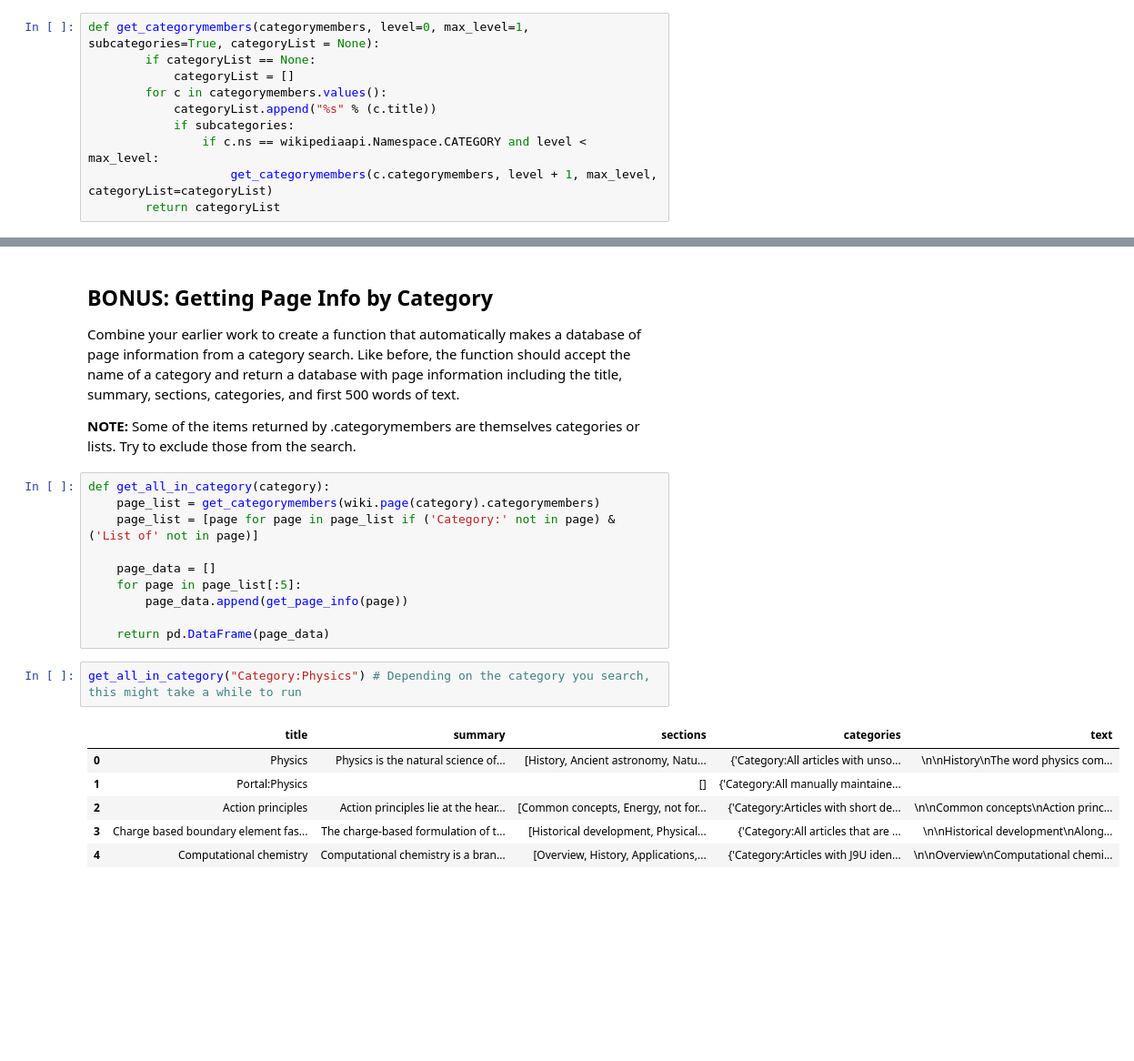
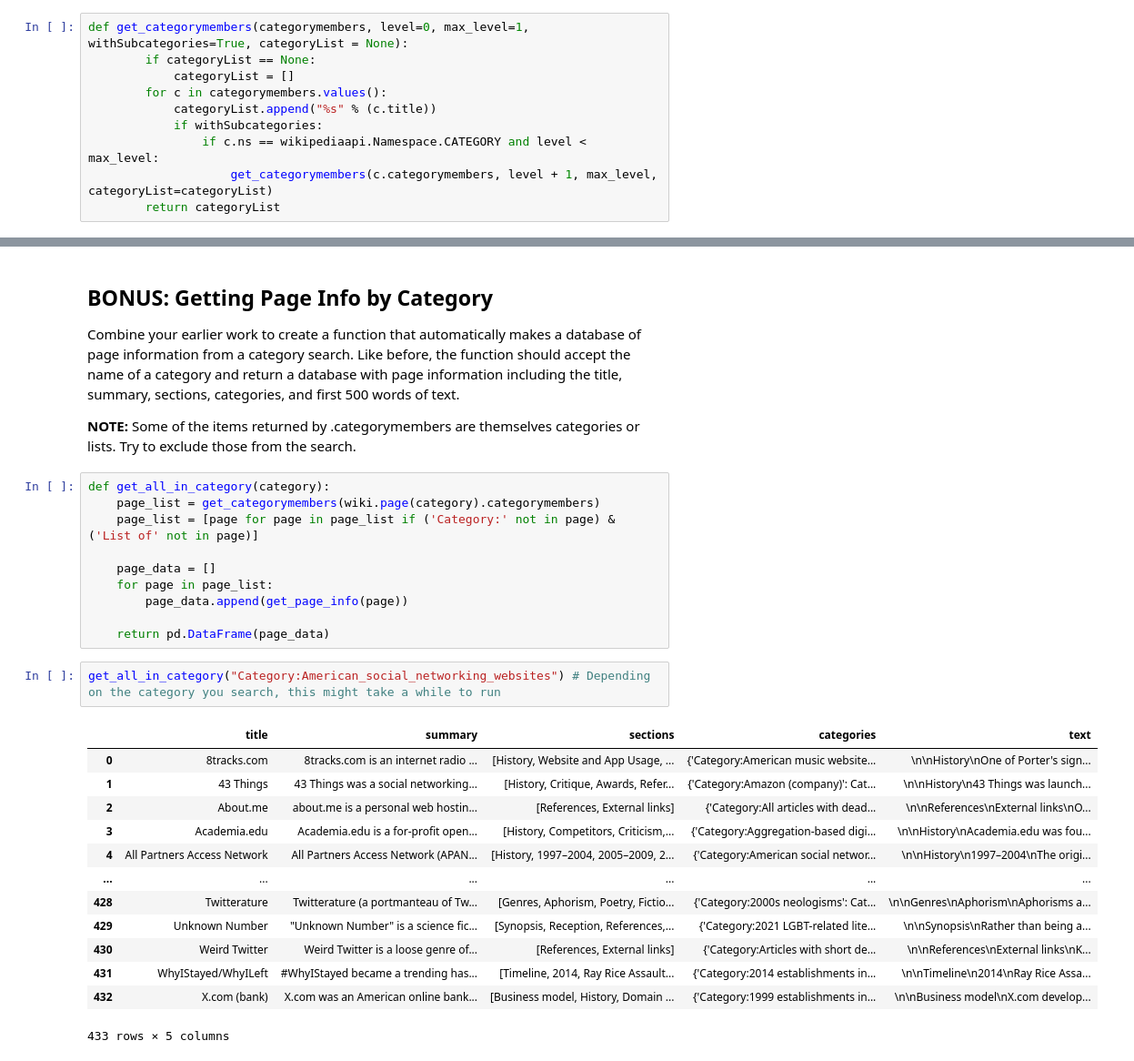
Before and after one commit to hoda-ayad/info492-ta, a Jupyter notebook: wikipedia-lab-sol.ipynb, the cells around one changed output, grey strips where cells are left out. Shown at 91% size. Saved outputs shown, nothing was run; the diff lists cells and outputs as text; blank space fills up the shorter version.

```diff
--- a/wikipedia-lab-sol.ipynb
+++ b/wikipedia-lab-sol.ipynb
@@ -119,10 +155,10 @@ This result is difficult to read. Using the documentation or adapting your earli
 # %%
-def get_categorymembers(categorymembers, level=0, max_level=1, subcategories=True, categoryList = None):
+def get_categorymembers(categorymembers, level=0, max_level=1, withSubcategories=True, categoryList = None):
         if categoryList == None:
             categoryList = []
         for c in categorymembers.values():
             categoryList.append("%s" % (c.title))
-            if subcategories:
+            if withSubcategories:
                 if c.ns == wikipediaapi.Namespace.CATEGORY and level < max_level:
                     get_categorymembers(c.categorymembers, level + 1, max_level, categoryList=categoryList)
         return categoryList
@@ -160,16 +196,23 @@ def get_all_in_category(category):
     page_list = [page for page in page_list if ('Category:' not in page) & ('List of' not in page)]
 
     page_data = []
-    for page in page_list[:5]:
+    for page in page_list:
         page_data.append(get_page_info(page))
 
     return pd.DataFrame(page_data)
 # %%
-get_all_in_category("Category:Physics") # Depending on the category you search, this might take a while to run
+get_all_in_category("Category:American_social_networking_websites") # Depending on the category you search, this might take a while to run
 # %% [output]
 |  | title | summary | sections | categories | text |
-| 0 | Physics | Physics is the natural science of... | [History, Ancient astronomy, Natu... | {'Category:All articles with unso... | \n\nHistory\nThe word physics com... |
-| 1 | Portal:Physics |  | [] | {'Category:All manually maintaine... |  |
-| 2 | Action principles | Action principles lie at the hear... | [Common concepts, Energy, not for... | {'Category:Articles with short de... | \n\nCommon concepts\nAction princ... |
-| 3 | Charge based boundary element fas... | The charge-based formulation of t... | [Historical development, Physical... | {'Category:All articles that are ... | \n\nHistorical development\nAlong... |
-| 4 | Computational chemistry | Computational chemistry is a bran... | [Overview, History, Applications,... | {'Category:Articles with J9U iden... | \n\nOverview\nComputational chemi... |
+| 0 | 8tracks.com | 8tracks.com is an internet radio ... | [History, Website and App Usage, ... | {'Category:American music website... | \n\nHistory\nOne of Porter's sign... |
+| 1 | 43 Things | 43 Things was a social networking... | [History, Critique, Awards, Refer... | {'Category:Amazon (company)': Cat... | \n\nHistory\n43 Things was launch... |
+| 2 | About.me | about.me is a personal web hostin... | [References, External links] | {'Category:All articles with dead... | \n\nReferences\nExternal links\nO... |
+| 3 | Academia.edu | Academia.edu is a for-profit open... | [History, Competitors, Criticism,... | {'Category:Aggregation-based digi... | \n\nHistory\nAcademia.edu was fou... |
+| 4 | All Partners Access Network | All Partners Access Network (APAN... | [History, 1997–2004, 2005–2009, 2... | {'Category:American social networ... | \n\nHistory\n1997–2004\nThe origi... |
+| ... | ... | ... | ... | ... | ... |
+| 428 | Twitterature | Twitterature (a portmanteau of Tw... | [Genres, Aphorism, Poetry, Fictio... | {'Category:2000s neologisms': Cat... | \n\nGenres\nAphorism\nAphorisms a... |
+| 429 | Unknown Number | "Unknown Number" is a science fic... | [Synopsis, Reception, References,... | {'Category:2021 LGBT-related lite... | \n\nSynopsis\nRather than being a... |
+| 430 | Weird Twitter | Weird Twitter is a loose genre of... | [References, External links] | {'Category:Articles with short de... | \n\nReferences\nExternal links\nK... |
+| 431 | WhyIStayed/WhyILeft | #WhyIStayed became a trending has... | [Timeline, 2014, Ray Rice Assault... | {'Category:2014 establishments in... | \n\nTimeline\n2014\nRay Rice Assa... |
+| 432 | X.com (bank) | X.com was an American online bank... | [Business model, History, Domain ... | {'Category:1999 establishments in... | \n\nBusiness model\nX.com develop... |
+433 rows × 5 columns
```
Also changed, not shown: parts of 6 cells of this notebook, 1 other file.
